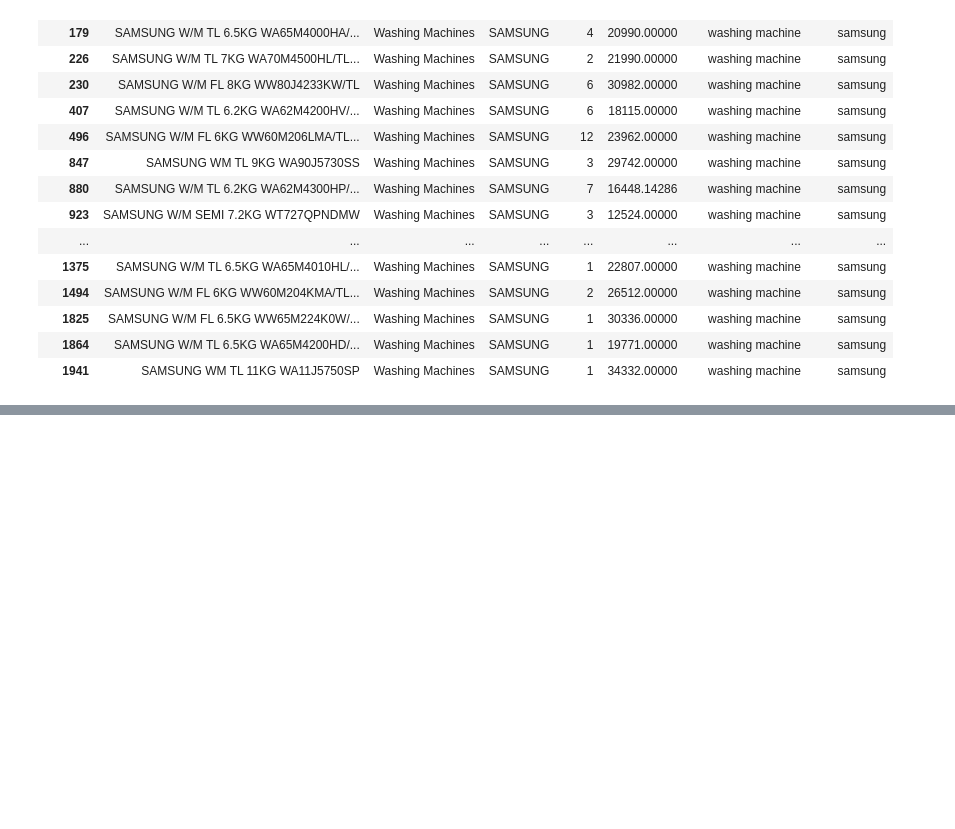
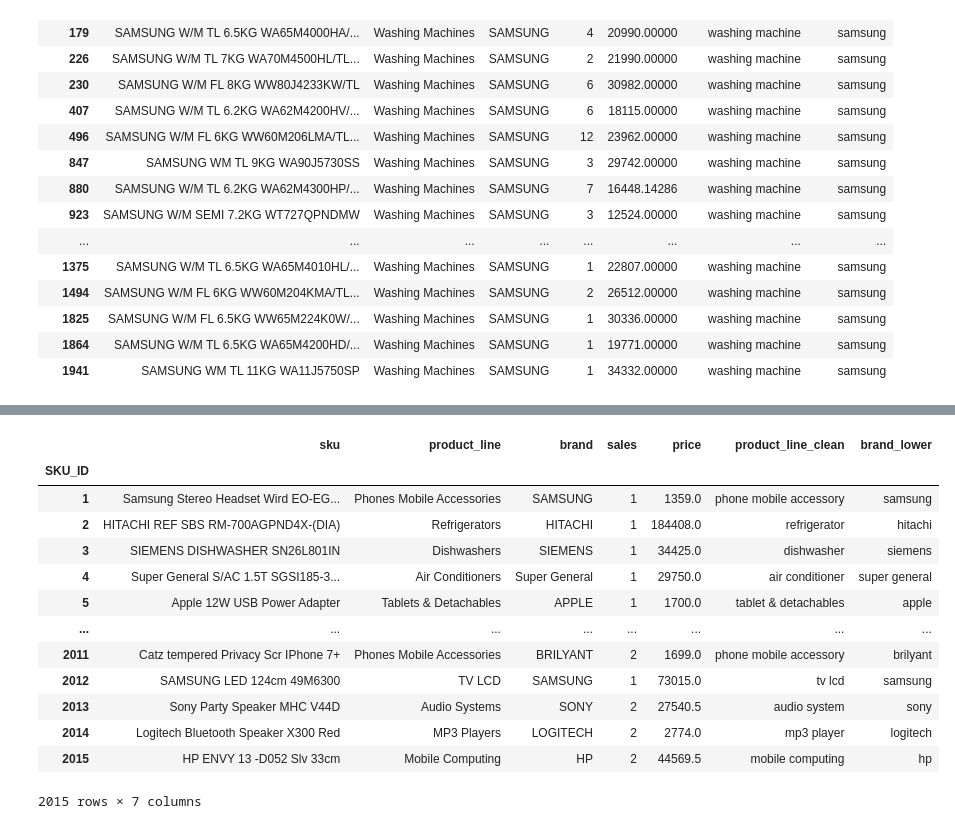
Before and after one commit to adnan2232/product_engine, a Jupyter notebook: testing.ipynb, the cells around one changed output, grey strips where cells are left out. Drawn from its saved outputs; the diff is of its cells as text; code cells hidden in the pictures; blank space fills up the shorter version.

```diff
--- a/testing.ipynb
+++ b/testing.ipynb
@@ -361,0 +407,17 @@ inverse_partial_match(product_df,"sku",txt)
+# %%
+exact_match(df,"brand_lower",text,"max_win_score")
+# %% [output]
+|  | sku | product_line | brand | sales | price | product_line_clean | brand_lower |
+| SKU_ID |  |  |  |  |  |  |  |
+| 1 | Samsung Stereo Headset Wird EO-EG... | Phones Mobile Accessories | SAMSUNG | 1 | 1359.0 | phone mobile accessory | samsung |
+| 2 | HITACHI REF SBS RM-700AGPND4X-(DIA) | Refrigerators | HITACHI | 1 | 184408.0 | refrigerator | hitachi |
+| 3 | SIEMENS DISHWASHER SN26L801IN | Dishwashers | SIEMENS | 1 | 34425.0 | dishwasher | siemens |
+| 4 | Super General S/AC 1.5T SGSI185-3... | Air Conditioners | Super General | 1 | 29750.0 | air conditioner | super general |
+| 5 | Apple 12W USB Power Adapter | Tablets & Detachables | APPLE | 1 | 1700.0 | tablet & detachables | apple |
+| ... | ... | ... | ... | ... | ... | ... | ... |
+| 2011 | Catz tempered Privacy Scr IPhone 7+ | Phones Mobile Accessories | BRILYANT | 2 | 1699.0 | phone mobile accessory | brilyant |
+| 2012 | SAMSUNG LED 124cm 49M6300 | TV LCD | SAMSUNG | 1 | 73015.0 | tv lcd | samsung |
+| 2013 | Sony Party Speaker MHC V44D | Audio Systems | SONY | 2 | 27540.5 | audio system | sony |
+| 2014 | Logitech Bluetooth Speaker X300 Red | MP3 Players | LOGITECH | 2 | 2774.0 | mp3 player | logitech |
+| 2015 | HP ENVY 13 -D052 Slv 33cm | Mobile Computing | HP | 2 | 44569.5 | mobile computing | hp |
+2015 rows × 7 columns
```
Also changed, not shown: parts of 11 cells of this notebook, 3 other files.
